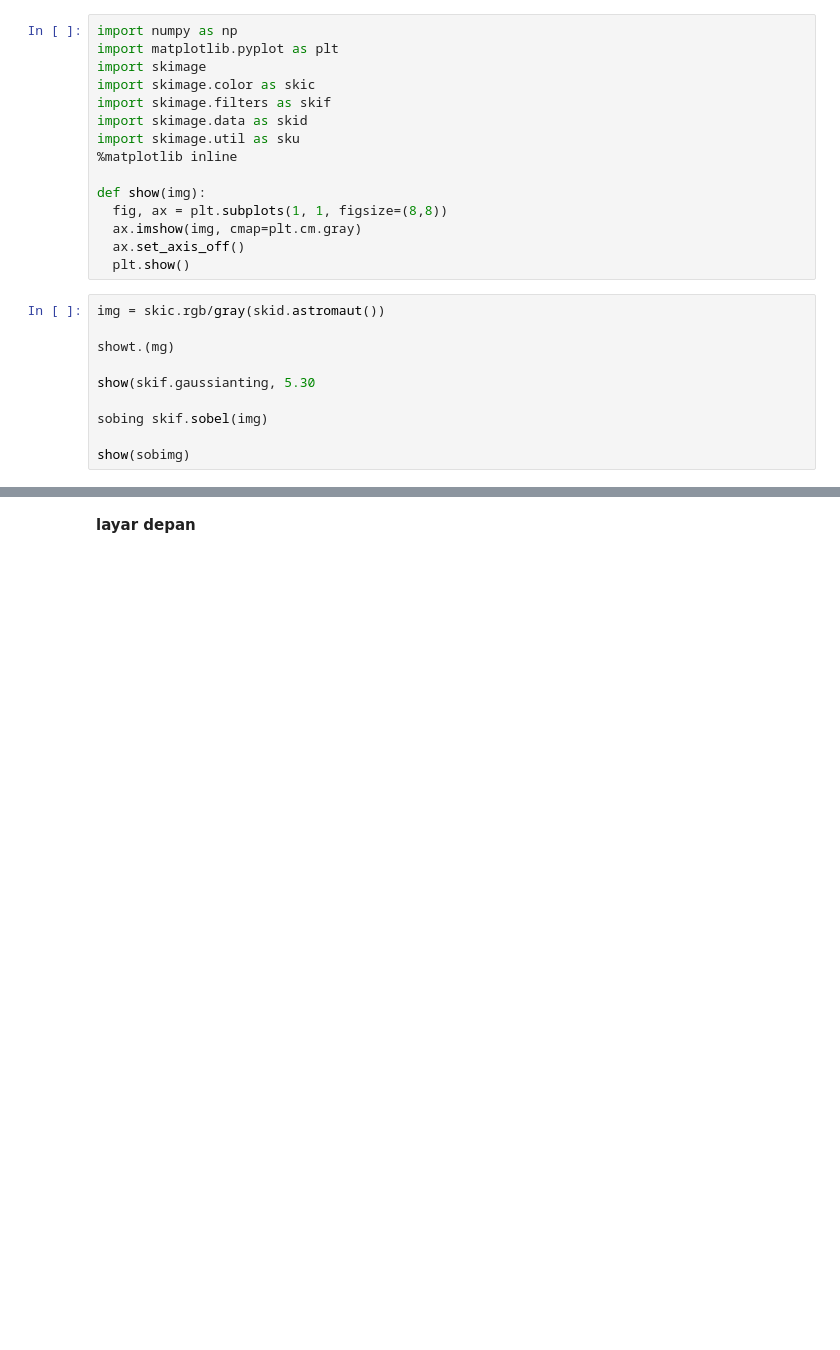
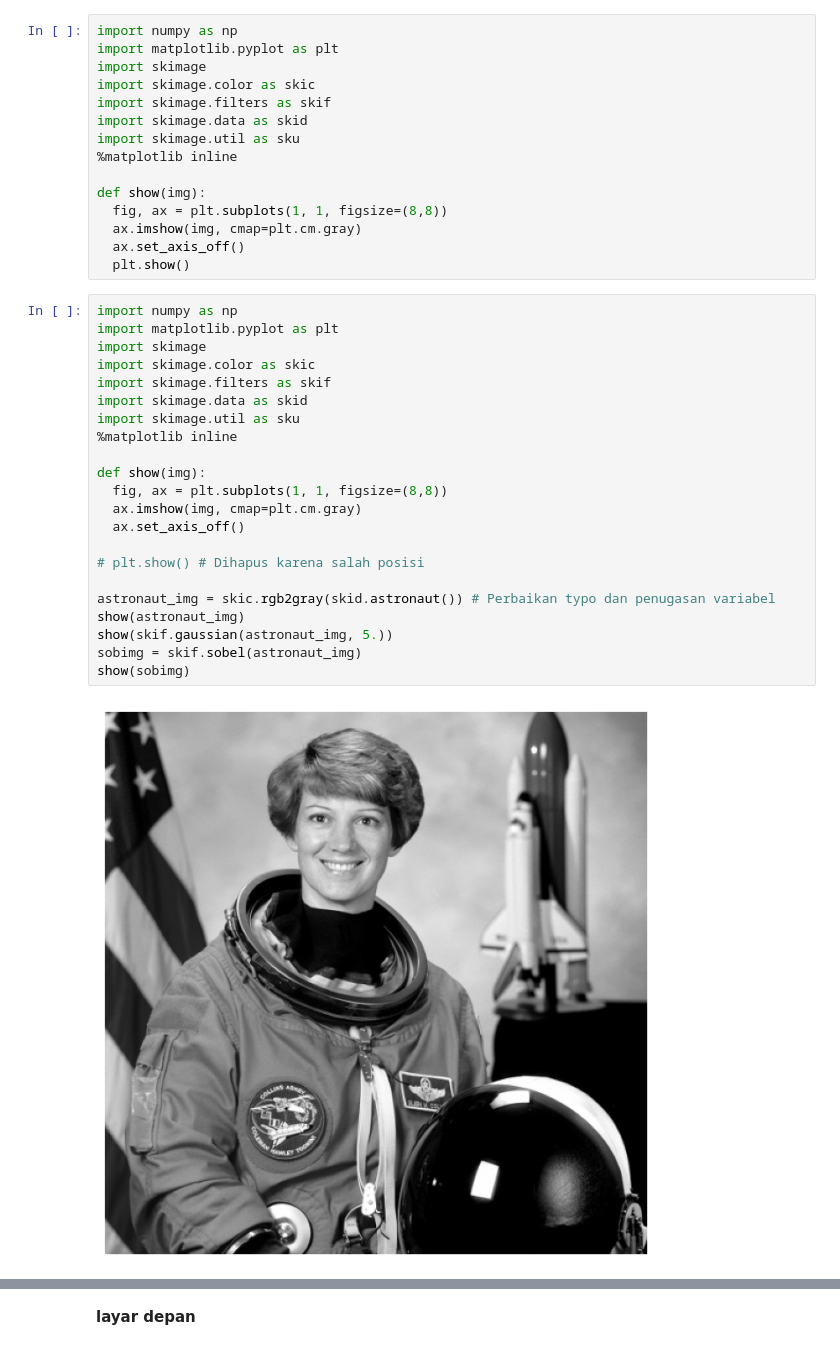
Before and after one commit to GilangAngga12/pcd, a Jupyter notebook: pert9.ipynb, the cells around one changed output, grey strips where cells are left out. Drawn from its saved outputs; the diff is of its cells as text; blank space fills up the shorter version.

```diff
--- a/pert9.ipynb
+++ b/pert9.ipynb
@@ -67,13 +67,27 @@ def show(img):
   ax.imshow(img, cmap=plt.cm.gray)
   ax.set_axis_off()
   plt.show()
-# %%
-img = skic.rgb/gray(skid.astromaut())
-
-showt.(mg)
-
-show(skif.gaussianting, 5.30
-
-sobing skif.sobel(img)
-
-show(sobimg)
+# %%
+import numpy as np
+import matplotlib.pyplot as plt
+import skimage
+import skimage.color as skic
+import skimage.filters as skif
+import skimage.data as skid
+import skimage.util as sku
+%matplotlib inline
+
+def show(img):
+  fig, ax = plt.subplots(1, 1, figsize=(8,8))
+  ax.imshow(img, cmap=plt.cm.gray)
+  ax.set_axis_off()
+
+# plt.show() # Dihapus karena salah posisi
+
+astronaut_img = skic.rgb2gray(skid.astronaut()) # Perbaikan typo dan penugasan variabel
+show(astronaut_img)
+show(skif.gaussian(astronaut_img, 5.))
+sobimg = skif.sobel(astronaut_img)
+show(sobimg)
+# %% [output]
+[figure, added]
```
Also changed, not shown: parts of 4 cells of this notebook.
